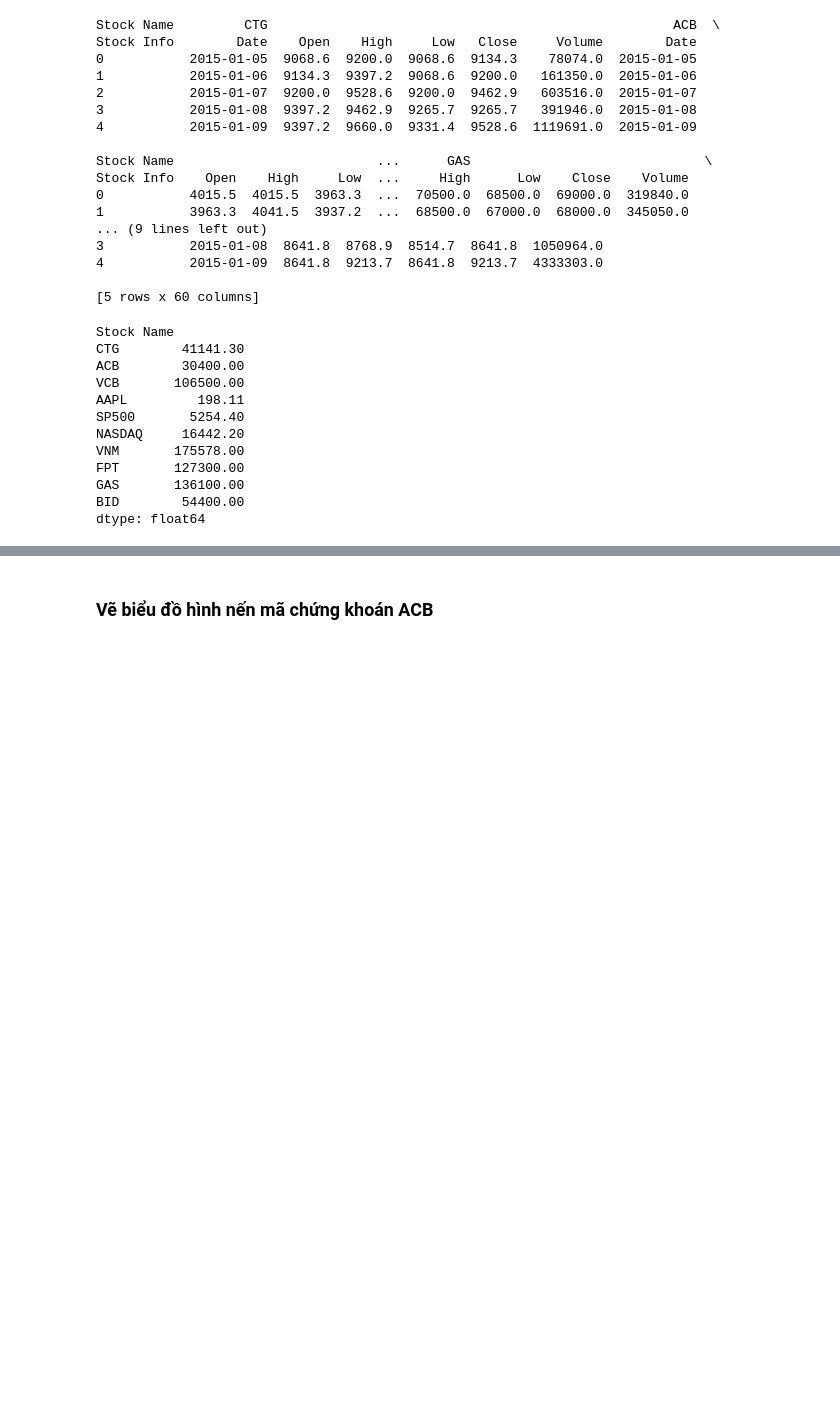
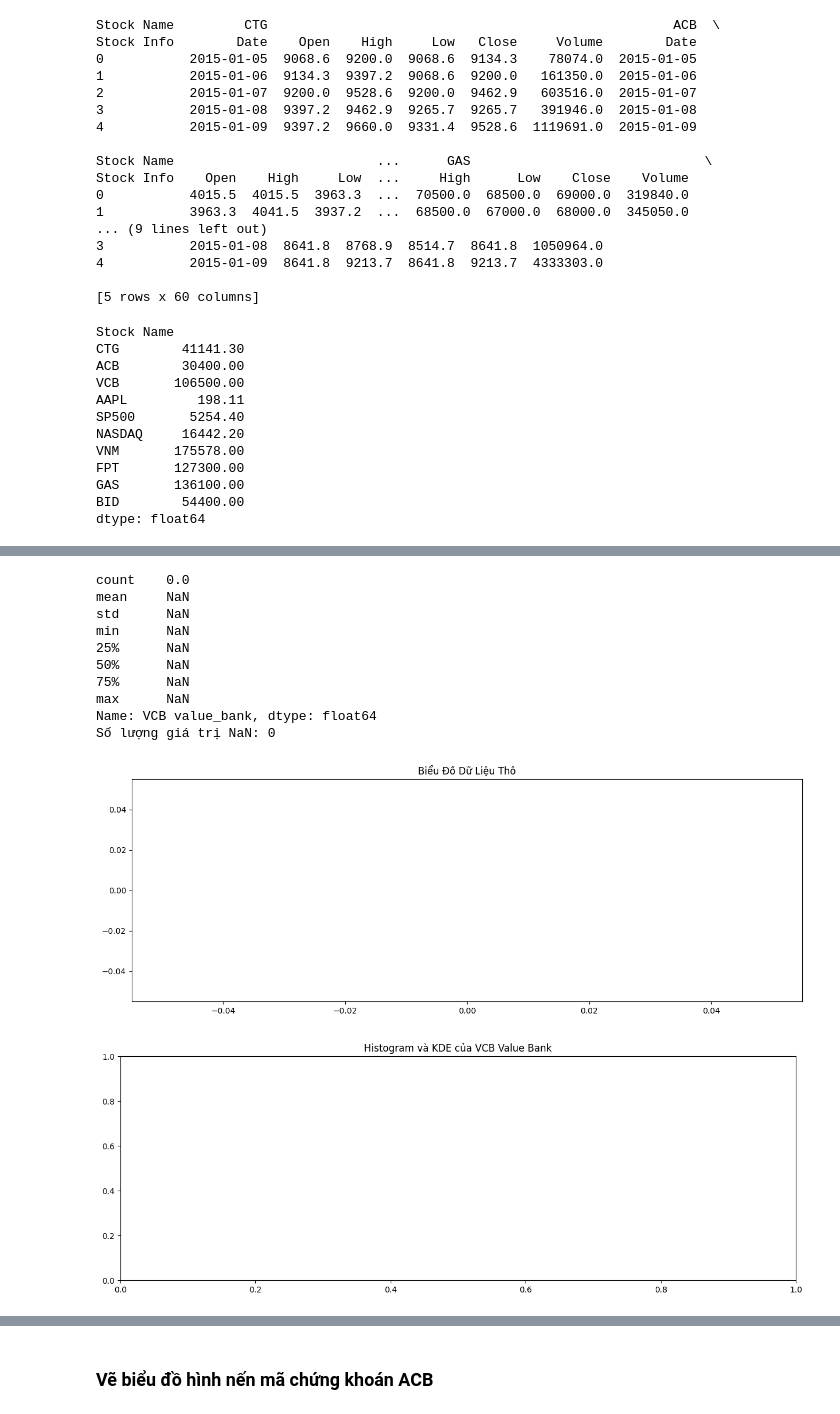
Before and after one commit to mikezxc136/naduy-stock, a Jupyter notebook: crawl_data.ipynb, the cells around one changed output, grey strips where cells are left out. Drawn from its saved outputs; the diff is of its cells as text; code cells hidden in the pictures; blank space fills up the shorter version.

```diff
--- a/crawl_data.ipynb
+++ b/crawl_data.ipynb
@@ -302,3 +286,35 @@ KeyError: 'ACB Value_bank'
+# %%
+# Chọn dữ liệu
+data_subset = value_banks.loc['2020-01-01':'2020-12-31']['VCB value_bank']
+
+# Kiểm tra tổng quan dữ liệu và giá trị NaN
+print(data_subset.describe())
+print("Số lượng giá trị NaN:", data_subset.isna().sum())
+
+# Vẽ biểu đồ dữ liệu thô để nhìn thấy phân bố của nó
+plt.figure(figsize=(15, 5))
+plt.plot(data_subset, 'o')
+plt.title("Biểu Đồ Dữ Liệu Thô")
+plt.show()
+
+# Điều chỉnh biểu đồ histogram
+plt.figure(figsize=(15, 5))
+sns.histplot(data_subset, color='green', bins=30, kde=True)  # Giảm số lượng bins
+plt.title("Histogram và KDE của VCB Value Bank")
+plt.show()
+# %% [output]
+count    0.0
+mean     NaN
+std      NaN
+min      NaN
+25%      NaN
+50%      NaN
+75%      NaN
+max      NaN
+Name: VCB value_bank, dtype: float64
+Số lượng giá trị NaN: 0
+[figure, added]
+[figure, added]
 # %%
 for tick in list_banks:
     bank_stocks[tick]['Close'].plot(figsize=(12,4),label=tick)
```
Also changed, not shown: parts of 15 cells of this notebook.
